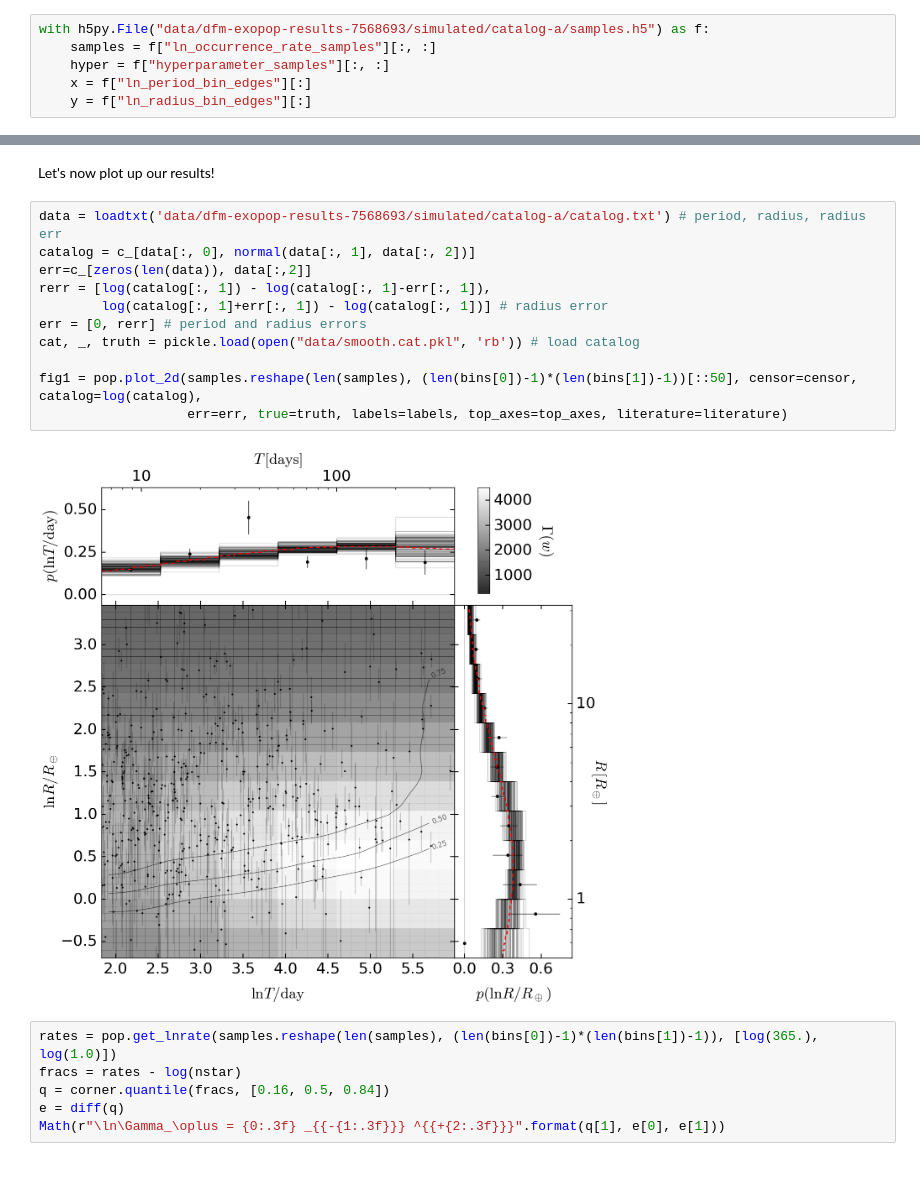
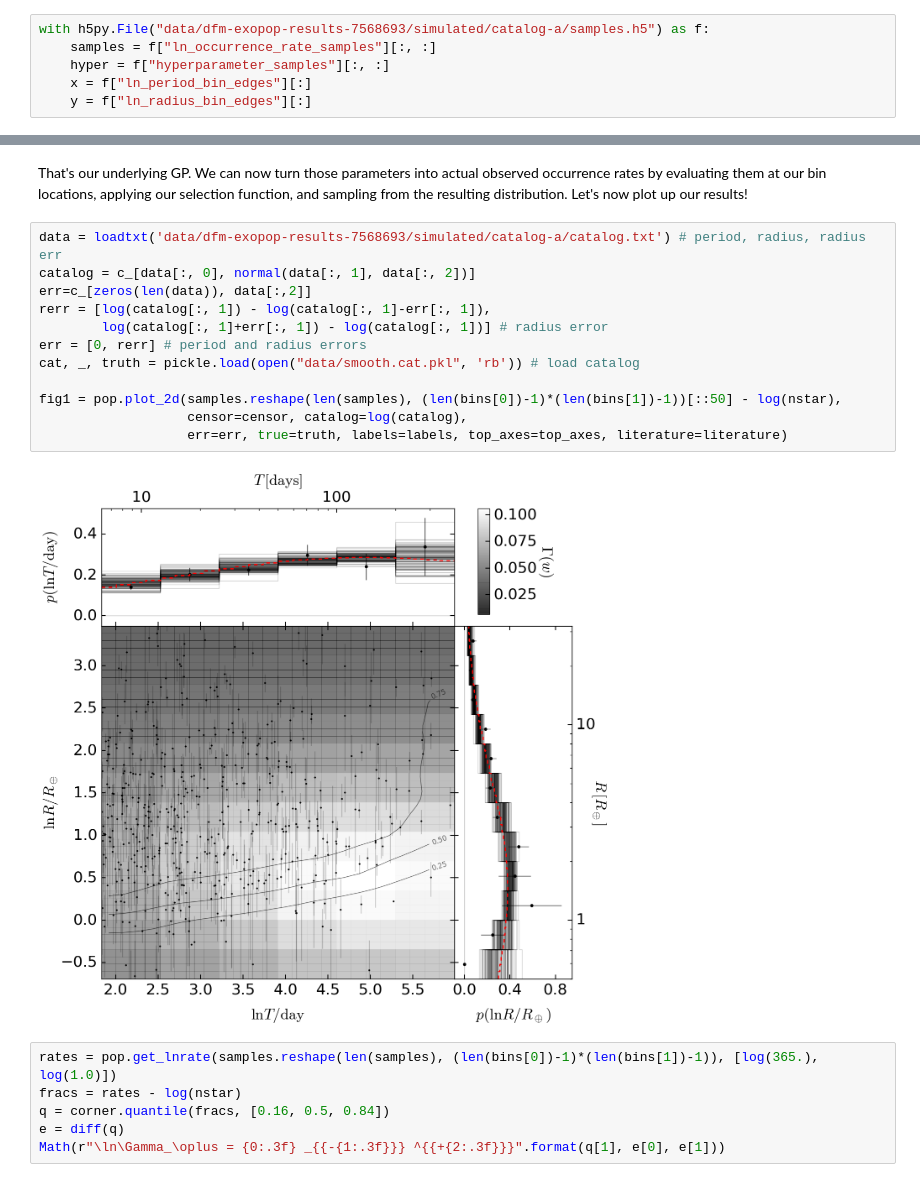
Before and after one commit to joshspeagle/exopop, a Jupyter notebook: EXOPOP.ipynb, the cells around one changed output, grey strips where cells are left out. Drawn from its saved outputs; the diff is of its cells as text.

```diff
--- a/EXOPOP.ipynb
+++ b/EXOPOP.ipynb
@@ -736,18 +798,19 @@ Hyperparameter values (linear):
-# %% [markdown]
-Let's now plot up our results!
+# %% [markdown]
+That's our underlying GP. We can now turn those parameters into actual observed occurrence rates by evaluating them at our bin locations, applying our selection function, and sampling from the resulting distribution. Let's now plot up our results!
 # %%
 data = loadtxt('data/dfm-exopop-results-7568693/simulated/catalog-a/catalog.txt') # period, radius, radius err
 catalog = c_[data[:, 0], normal(data[:, 1], data[:, 2])]
 err=c_[zeros(len(data)), data[:,2]]
 rerr = [log(catalog[:, 1]) - log(catalog[:, 1]-err[:, 1]),
         log(catalog[:, 1]+err[:, 1]) - log(catalog[:, 1])] # radius error
 err = [0, rerr] # period and radius errors
 cat, _, truth = pickle.load(open("data/smooth.cat.pkl", 'rb')) # load catalog
 
-fig1 = pop.plot_2d(samples.reshape(len(samples), (len(bins[0])-1)*(len(bins[1])-1))[::50], censor=censor, catalog=log(catalog),
+fig1 = pop.plot_2d(samples.reshape(len(samples), (len(bins[0])-1)*(len(bins[1])-1))[::50] - log(nstar),
+                   censor=censor, catalog=log(catalog),
                    err=err, true=truth, labels=labels, top_axes=top_axes, literature=literature)
 # %% [output]
-[figure, old version]
+[figure, new version]
 # %%
 rates = pop.get_lnrate(samples.reshape(len(samples), (len(bins[0])-1)*(len(bins[1])-1)), [log(365.), log(1.0)])
 fracs = rates - log(nstar)
```
Also changed, not shown: parts of 78 cells of this notebook, 5 other files.
